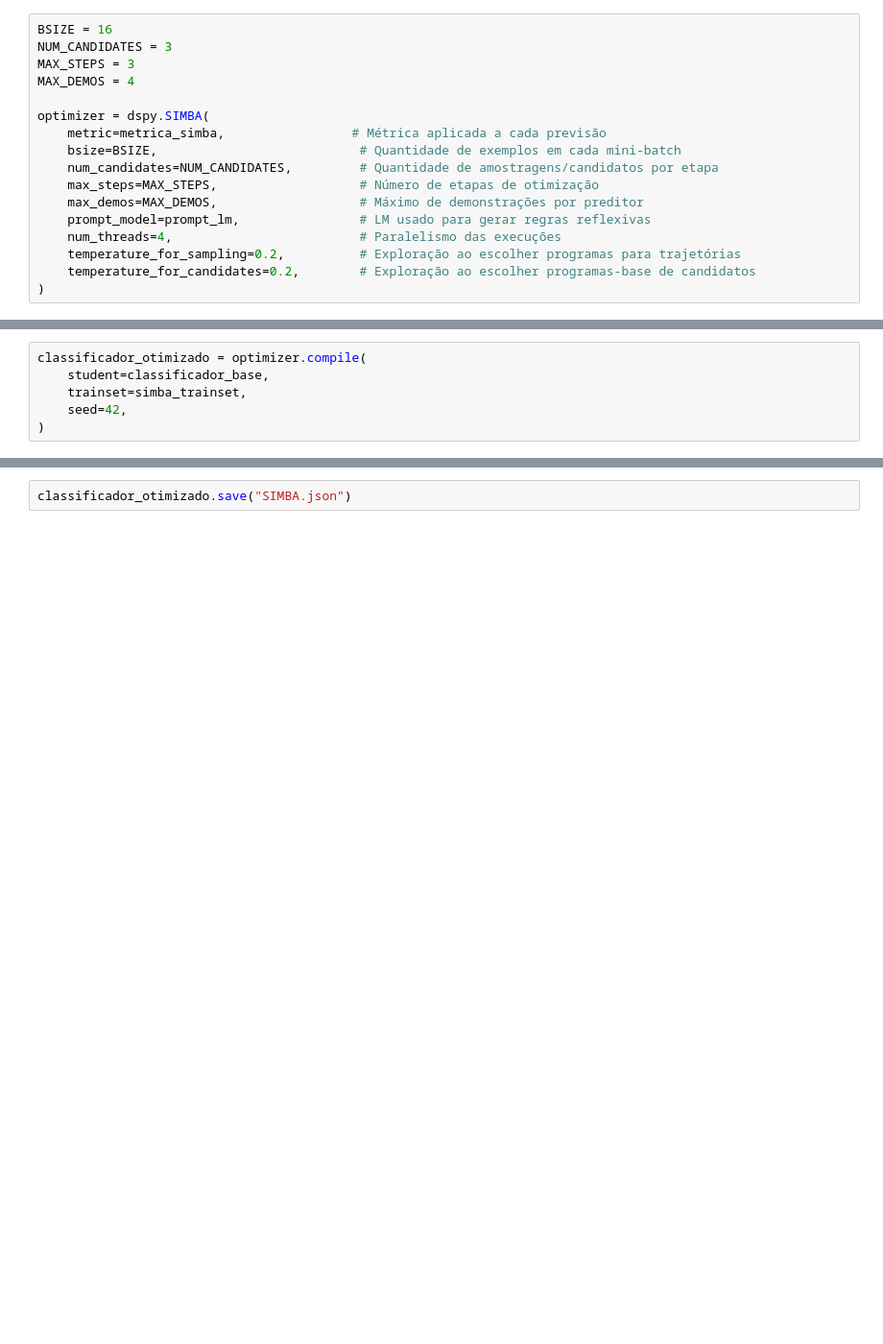
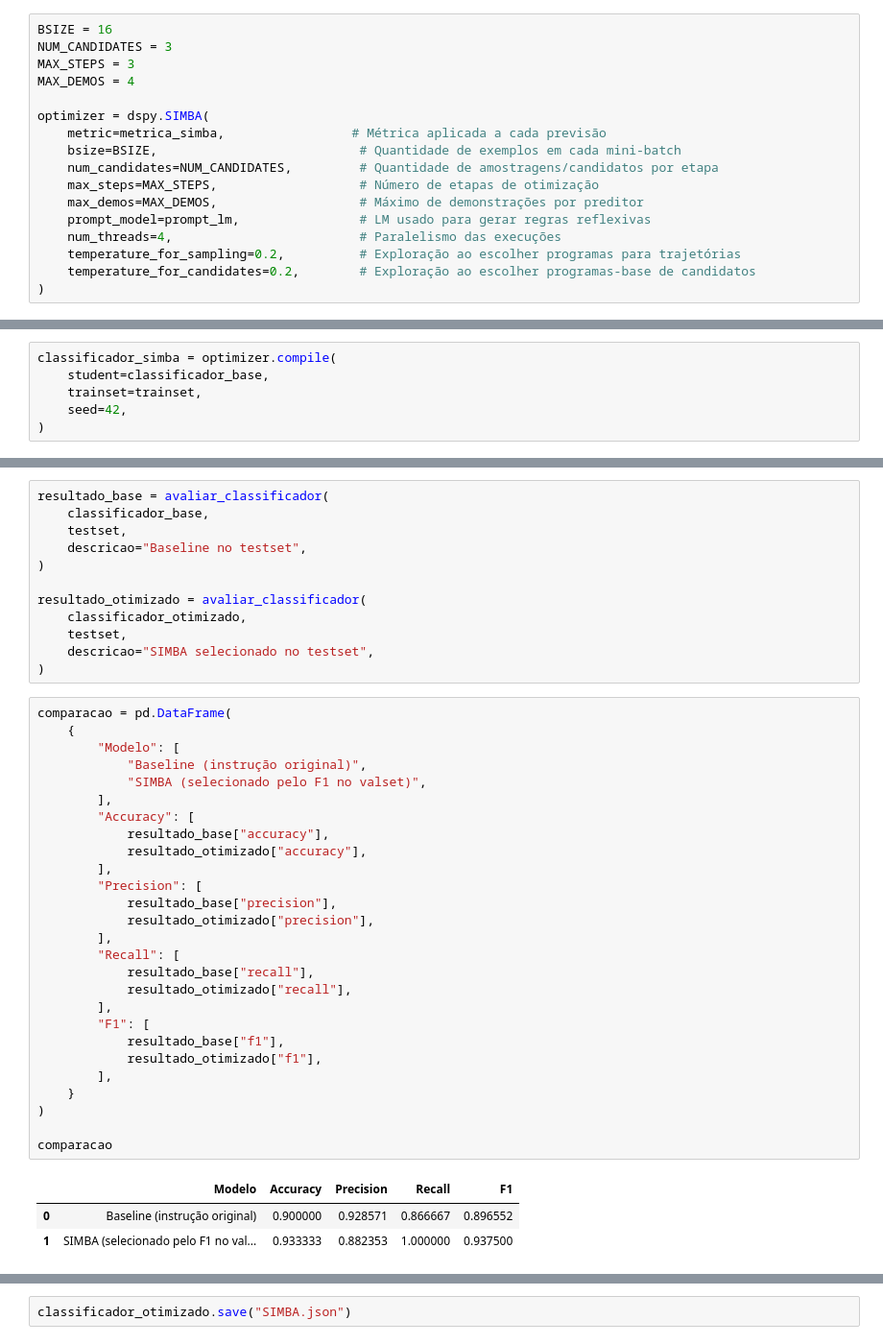
Before and after one commit to professortavares/dspy_studies, a Jupyter notebook: notebooks/03 - Otimizadores/08 - SIMBA.ipynb, the cells around one changed output, grey strips where cells are left out. Shown at 96% size. Cells and saved outputs as stored; diff of their text form; blank space fills up the shorter version.

```diff
--- a/notebooks/03 - Otimizadores/08 - SIMBA.ipynb
+++ b/notebooks/03 - Otimizadores/08 - SIMBA.ipynb
@@ -471,9 +471,9 @@ len(simba_trainset) >= BSIZE
 
 pois o otimizador exige que o conjunto de treinamento tenha pelo menos a quantidade de exemplos definida em `bsize`.
 # %%
-classificador_otimizado = optimizer.compile(
+classificador_simba = optimizer.compile(
     student=classificador_base,
-    trainset=simba_trainset,
+    trainset=trainset,
     seed=42,
 )
 # %% [output]
@@ -759,0 +782,43 @@ weighted avg     0.8947    0.8667    0.8643        30
+# %%
+resultado_base = avaliar_classificador(
+    classificador_base,
+    testset,
+    descricao="Baseline no testset",
+)
+
+resultado_otimizado = avaliar_classificador(
+    classificador_otimizado,
+    testset,
+    descricao="SIMBA selecionado no testset",
+)
+# %%
+comparacao = pd.DataFrame(
+    {
+        "Modelo": [
+            "Baseline (instrução original)",
+            "SIMBA (selecionado pelo F1 no valset)",
+        ],
+        "Accuracy": [
+            resultado_base["accuracy"],
+            resultado_otimizado["accuracy"],
+        ],
+        "Precision": [
+            resultado_base["precision"],
+            resultado_otimizado["precision"],
+        ],
+        "Recall": [
+            resultado_base["recall"],
+            resultado_otimizado["recall"],
+        ],
+        "F1": [
+            resultado_base["f1"],
+            resultado_otimizado["f1"],
+        ],
+    }
+)
+
+comparacao
+# %% [output]
+|  | Modelo | Accuracy | Precision | Recall | F1 |
+| 0 | Baseline (instrução original) | 0.900000 | 0.928571 | 0.866667 | 0.896552 |
+| 1 | SIMBA (selecionado pelo F1 no val... | 0.933333 | 0.882353 | 1.000000 | 0.937500 |
```
Also changed, not shown: parts of 30 cells of this notebook.
